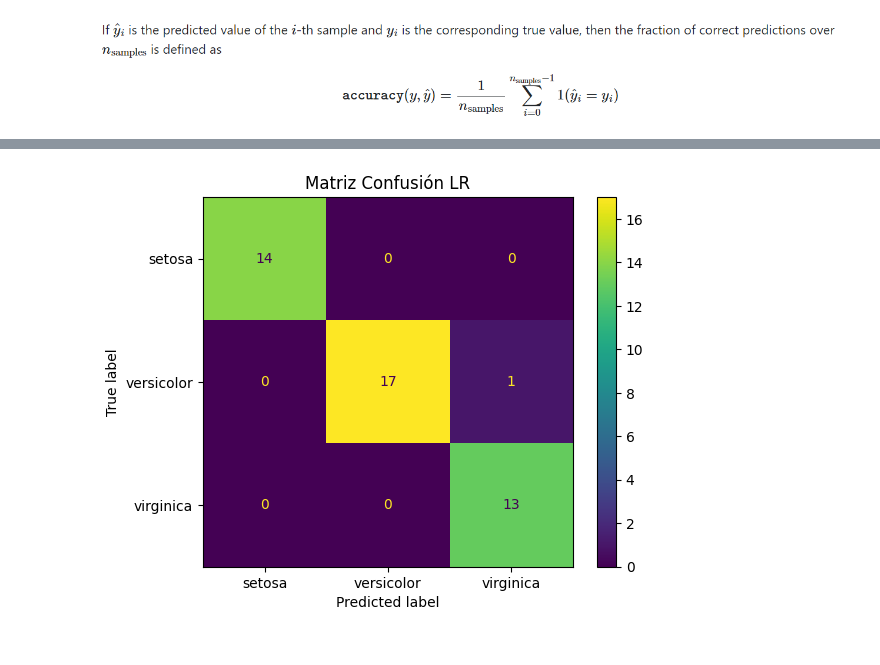
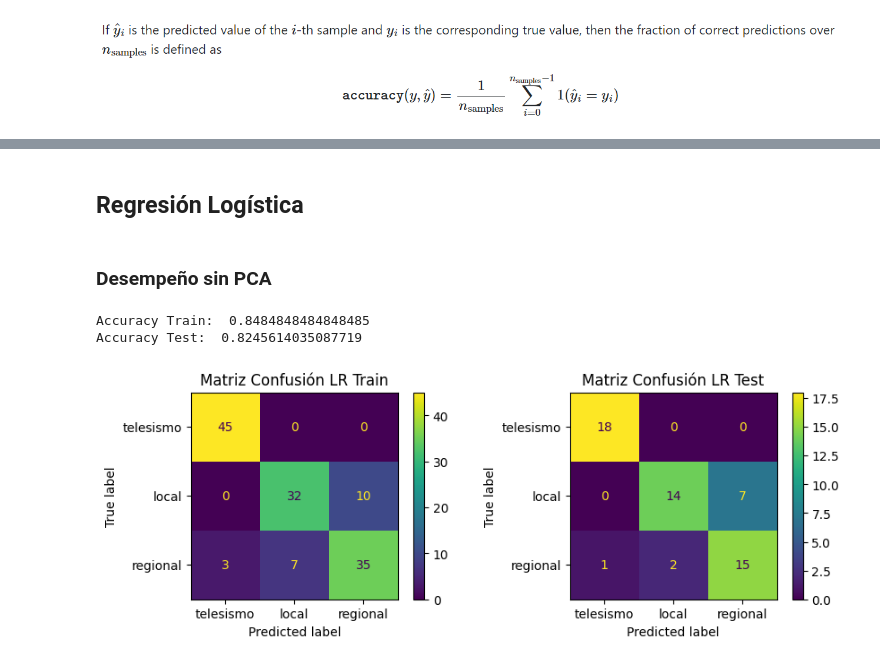
Before and after one commit to LuisOchoaM/MiniProyecto2_TS3, a Jupyter notebook: MiniProyecto2.ipynb, the cells around one changed output, grey strips where cells are left out. Drawn from its saved outputs; the diff is of its cells as text; code cells hidden in the pictures.

```diff
--- a/MiniProyecto2.ipynb
+++ b/MiniProyecto2.ipynb
@@ -195,3 +193,0 @@ transformed shape: (189, 9)
-# %%
-from sklearn.model_selection import train_test_split
-X_train, X_test, y_train, y_test = train_test_split(X, y, test_size=0.3,random_state=43)
@@ -273,9 +306,10 @@ plt.show()
-# %%
-import matplotlib.pyplot as plt
-cmLR = confusion_matrix(y_test, yPredTest_LR)
-disp = ConfusionMatrixDisplay(confusion_matrix=cmLR, display_labels=dB.target_names)
-disp.plot()
-plt.title('Matriz Confusión LR')
-plt.show()
-# %% [output]
-[figure, removed]
+# %% [markdown]
+## Regresión Logística
+# %% [markdown]
+### Desempeño sin PCA
+# %%
+Logistic_Regression(X, Y)
+# %% [output]
+Accuracy Train:  0.8484848484848485
+Accuracy Test:  0.8245614035087719
+[figure, added]
```
Also changed, not shown: parts of 83 cells of this notebook.
